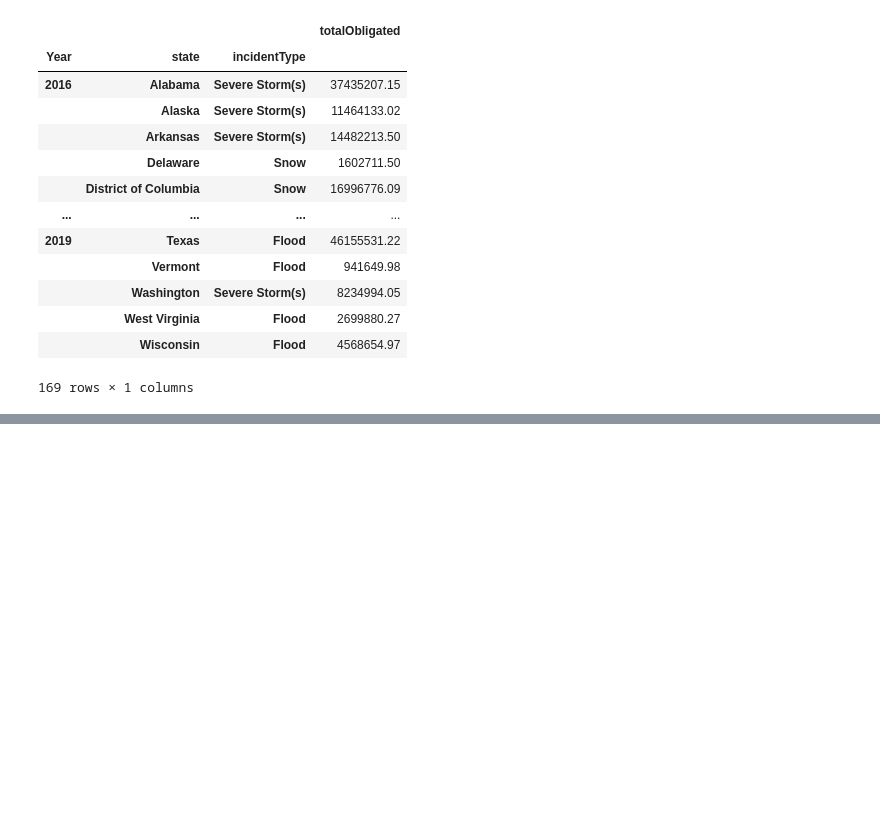
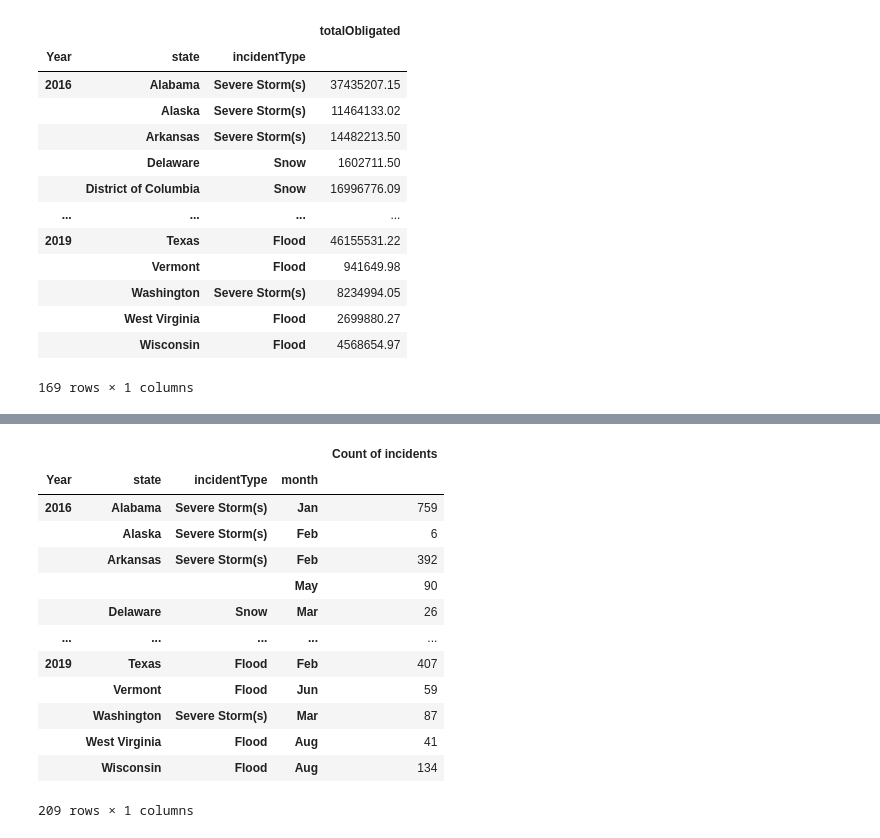
Before and after one commit to ryanwinn33/project2, a Jupyter notebook: Cleaning_PAS.ipynb, the cells around one changed output, grey strips where cells are left out. Cells and saved outputs as stored; diff of their text form; code cells hidden in the pictures; blank space fills up the shorter version.

```diff
--- a/Cleaning_PAS.ipynb
+++ b/Cleaning_PAS.ipynb
@@ -234,0 +211,23 @@ totalObligated
+# %%
+#obtain count of incidents per month for each year
+monthOccur = date.groupby(['Year','state','incidentType','month']).count()
+
+# rename column of declariation date to count of incidents
+renamed = monthOccur.rename(columns={"declarationDate": "Count of incidents"})
+
+renamed
+# %% [output]
+|  |  |  |  | Count of incidents |
+| Year | state | incidentType | month |  |
+| 2016 | Alabama | Severe Storm(s) | Jan | 759 |
+|  | Alaska | Severe Storm(s) | Feb | 6 |
+|  | Arkansas | Severe Storm(s) | Feb | 392 |
+|  |  |  | May | 90 |
+|  | Delaware | Snow | Mar | 26 |
+| ... | ... | ... | ... | ... |
+| 2019 | Texas | Flood | Feb | 407 |
+|  | Vermont | Flood | Jun | 59 |
+|  | Washington | Severe Storm(s) | Mar | 87 |
+|  | West Virginia | Flood | Aug | 41 |
+|  | Wisconsin | Flood | Aug | 134 |
+209 rows × 1 columns
```
Also changed, not shown: parts of 8 cells of this notebook, 8 other files.
